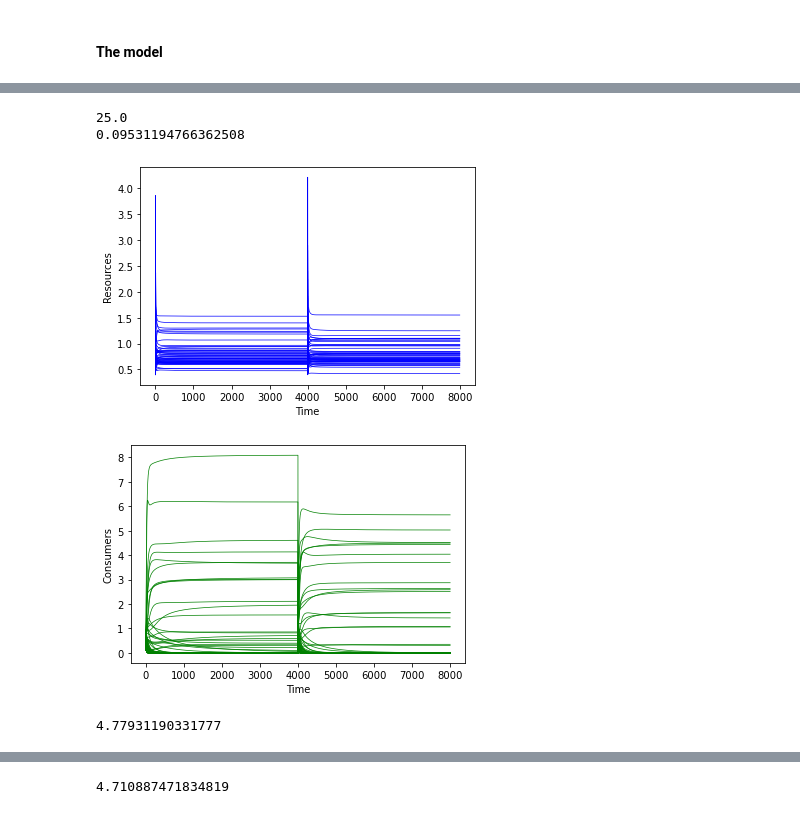
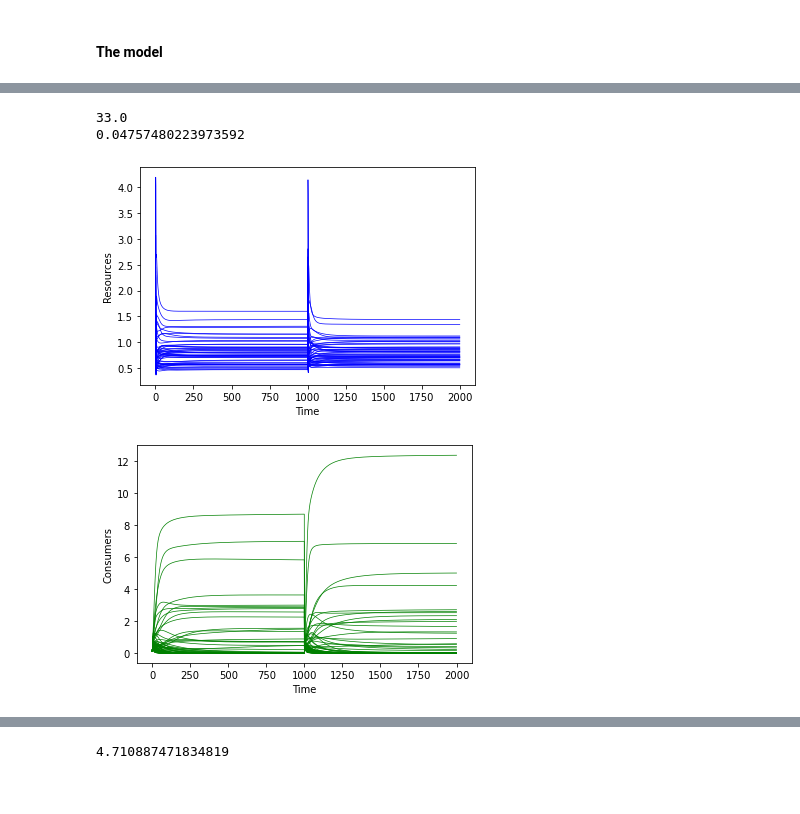
Before and after one commit to DaniDuan/CMEEProject, a Jupyter notebook: code/temp_microbial_CUE.ipynb, the cells around one changed output, grey strips where cells are left out. Cells and saved outputs as stored; diff of their text form; code cells hidden in the pictures.

```diff
--- a/code/temp_microbial_CUE.ipynb
+++ b/code/temp_microbial_CUE.ipynb
@@ -2570,83 +2649,36 @@ Tref = 273.15 + 0 # Reference temperature Kelvin, 10 degrees C !!!
 Ma = 1 # Mass
 Ea_D = np.repeat(3.5,N) # Deactivation energy
 # Ea_CUE = 0.3
 lf = 0.4 # Leakage
 p_value = 1 # External input resource concentration
 
 # Assembly
 ass = 2 # Assembly times at each temperature
 tv = 1 # immigration times inside one assembly
-t_fin = 4000 # Number of time steps for each temperature
+t_fin = 1000 # Number of time steps for each temperature
 typ = 1 # Functional response, Type I or II
 K = 0.5 # Half saturation constant for Monod equation(Type II)
 
 ########## Running Model ###########
-result_array, rich_series, l, U_out_total, U_ac_total, R_out, CUE_out, Ea_CUE_out = ass_temp_run(t_fin, N, M, T, Tref, Ma, ass, tv, Ea_D, lf, p_value, typ, K)
+result_array, rich_series, l, U_out_total, U_ac_total, R_out, CUE_out, Ea_CUE_out, overlap = ass_temp_run(t_fin, N, M, T, Tref, Ma, ass, tv, Ea_D, lf, p_value, typ, K)
 print(np.mean(rich_series))
 
 print((time.time() - start)/60)
 
 t_plot = np.linspace(0,t_fin*ass,t_fin*ass)
 
 plt.plot(t_plot, result_array[:,N:N+M], 'b-', linewidth=0.7)
 plt.ylabel('Resources')
 plt.xlabel('Time')
 # plt.title('Consumer-Resource population dynamics')
 plt.show()
 
 plt.plot(t_plot, result_array[:,0:N], 'g-', linewidth=0.7)
 plt.ylabel('Consumers')
 plt.xlabel('Time')
 plt.show()
 # %% [output]
-25.0
-0.09531194766362508
+33.0
+0.04757480223973592
-[figure, old version]
+[figure, new version]
-[figure, old version]
+[figure, new version]
-# %%
-import time
-start = time.time()
-
-from Bacteria_vector_modular import ass_temp_run
-import matplotlib.pylab as plt
-import numpy as np
-
-########## Setting Parameters ###########
-N = 100 # Number of consumers
-M = 50 # Number of resources
-
-# Temperature params
-Tref = 273.15 + 0 # Reference temperature Kelvin, 10 degrees C !!!
-Ma = 1 # Mass
-Ea_D = np.repeat(3.5,N) # Deactivation energy
-lf = 0.4 # Leakage
-p_value = 1 # External input resource concentration
-
-# Assembly
-ass = 30 # Assembly times at each temperature
-tv = 1 # immigration times inside one assembly
-t_fin = 4000 # Number of time steps for each temperature
-typ = 1 # Functional response, Type I or II
-K = 0.5 # Half saturation constant for Monod equation(Type II)
-T_c = 6 # How many temperatures to cover (how many cycles to run)
-
-rich = np.empty((0, ass))
-sur_CUE = []
-sur_Ea = []
-ext_CUE = []
-ext_Ea = []
-
-for i in range(T_c):
-    T = 273.15 + 5 * i # Temperature
-    result_array, rich_series, l, U_out_total, U_ac_total, R_out, CUE_out, Ea_CUE_out = ass_temp_run(t_fin, N, M, T, Tref, Ma, ass, tv, Ea_D, lf, p_value, typ, K)
-    rich = np.append(rich, [rich_series.flatten()], axis = 0)
-    sur = [np.where(result_array[(i+1)*t_fin-1, 0:N]) for i in range(ass)]
-    ext = [np.where(result_array[(i+1)*t_fin-1, 0:N] == 0) for i in range(ass)]
-    sur_CUE.append(np.concatenate([CUE_out[i][sur[i]] for i in range(len(sur))]))
-    sur_Ea.append(np.concatenate([Ea_CUE_out[i][sur[i]] for i in range(len(sur))]))
-    ext_CUE.append(np.concatenate([CUE_out[i][ext[i]] for i in range(len(sur))]))
-    ext_Ea.append(np.concatenate([Ea_CUE_out[i][ext[i]] for i in range(len(sur))]))
-
-print((time.time() - start)/60)
-# %% [output]
-4.77931190331777
```
Also changed, not shown: parts of 19 cells of this notebook, 8 other files.
